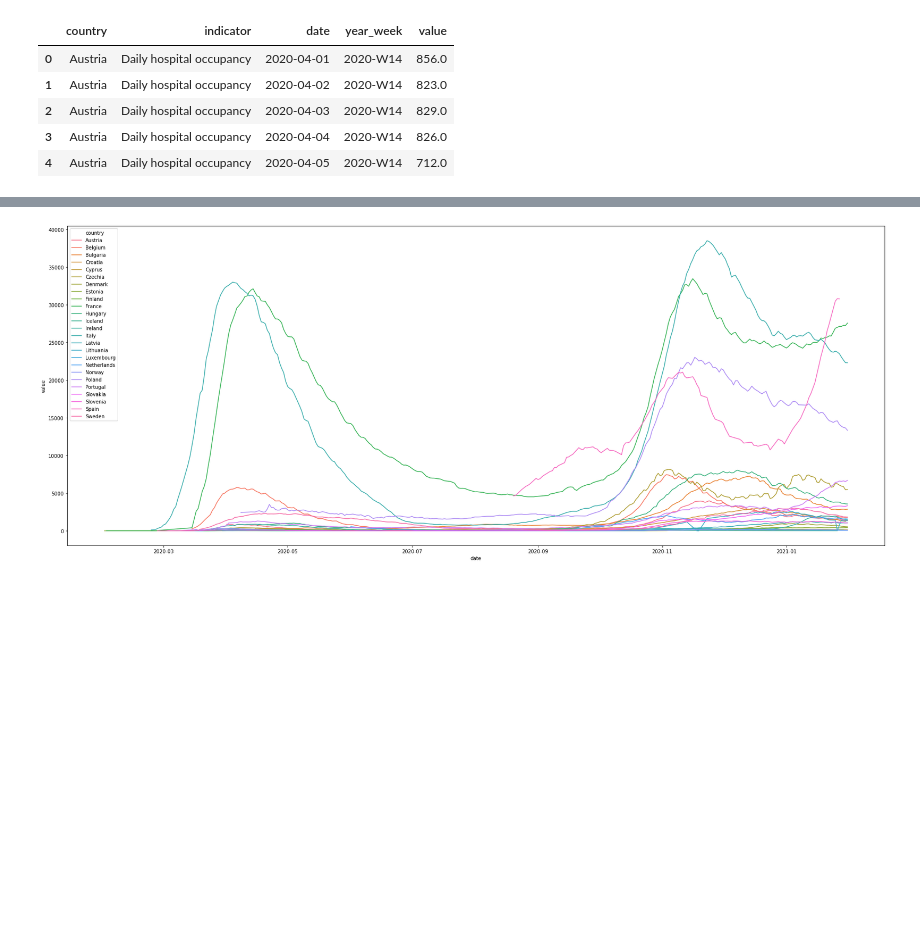
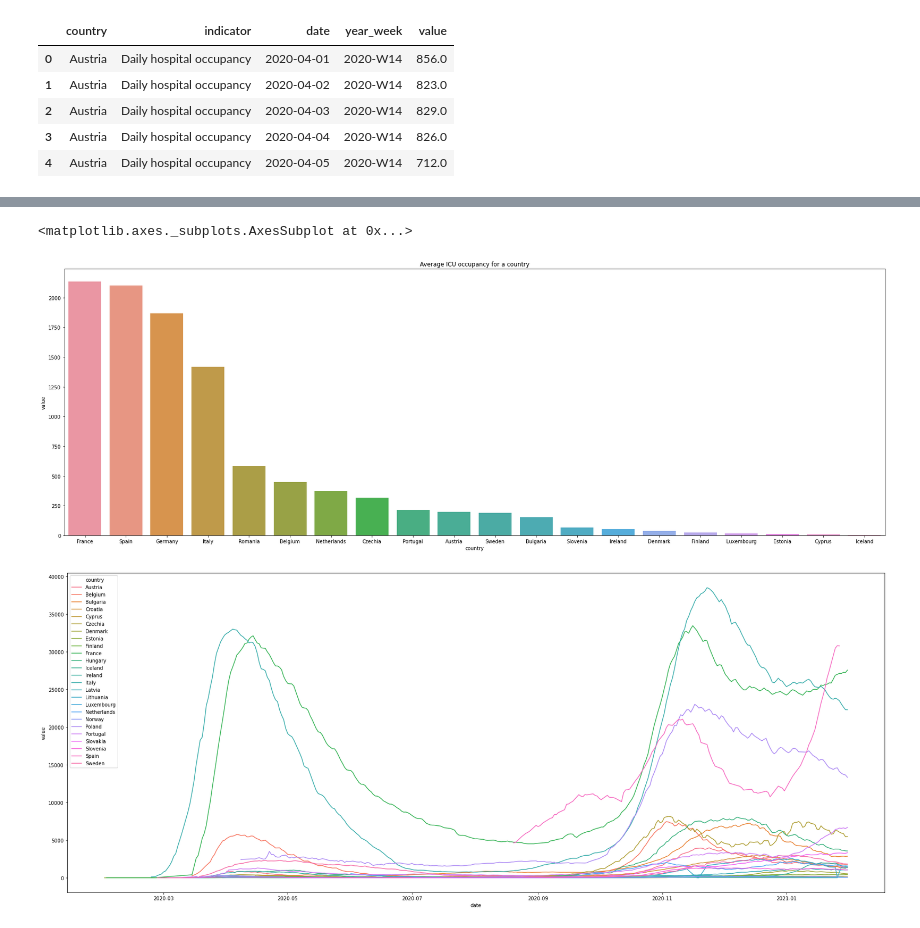
Before and after one commit to aswarth123/Hacklytics2021, a Jupyter notebook: EDA_on_Hospital_Occupancy.ipynb, the cells around one changed output, grey strips where cells are left out. Cells and saved outputs as stored; diff of their text form; code cells hidden in the pictures; blank space fills up the shorter version.

```diff
--- a/EDA_Hospital_Occupancy_interim.ipynb
+++ b/EDA_on_Hospital_Occupancy.ipynb
@@ -54,3 +81,10 @@ print(set(data['indicator']))
+# %%
+plt.figure(figsize=(30,10))
+plt.title("Average ICU occupancy for a country")
+sns.barplot(x=data[data['indicator']=='Daily ICU occupancy'].groupby(['country']).mean().sort_values(by = 'value', ascending=False).index, y=data[data['indicator']=='Daily ICU occupancy'].groupby(['country']).mean().sort_values(by = 'value', ascending=False).value)
+# %% [output]
+<matplotlib.axes._subplots.AxesSubplot at 0x...>
+[figure, added]
 # %%
 plot_data = data.loc[(data.indicator == 'Daily hospital occupancy')]
 # %%
```
Also changed, not shown: parts of 13 cells of this notebook, 1 other file.
